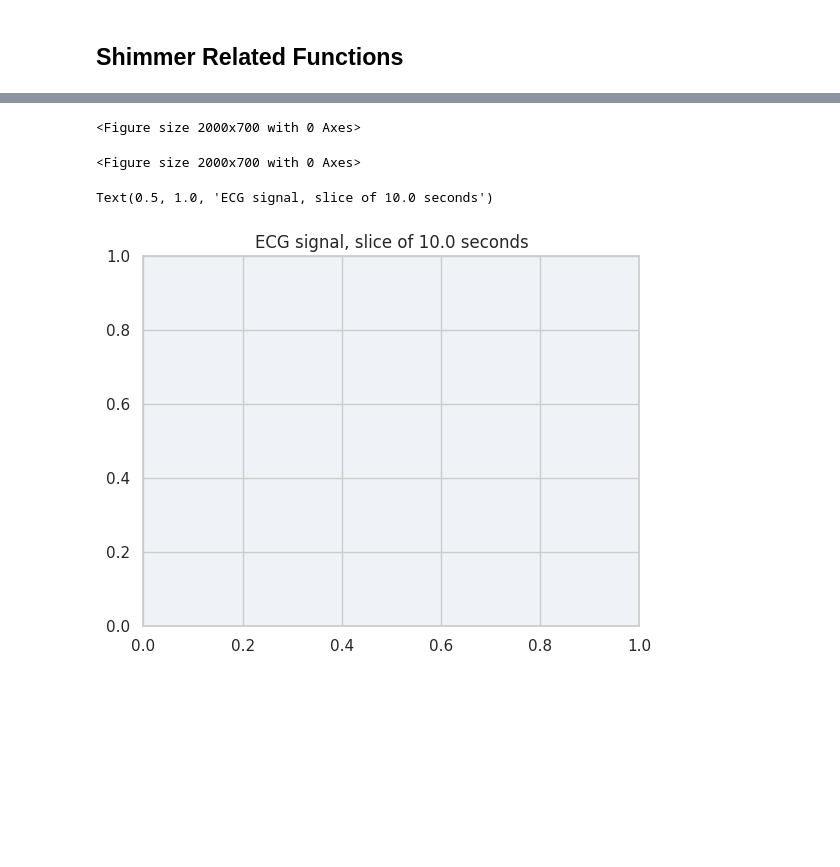
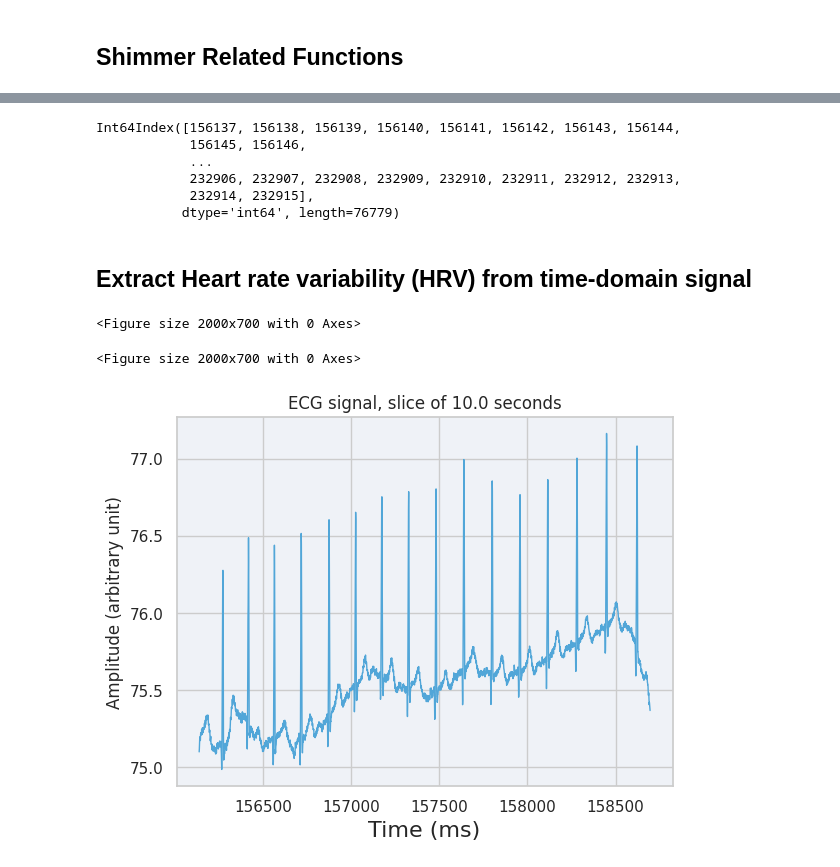
Before and after one commit to saifhanjra/tester_sony_digirelax, a Jupyter notebook: scripts/wp3/wp3_hrv.ipynb, the cells around one changed output, grey strips where cells are left out. Saved outputs shown, nothing was run; the diff lists cells and outputs as text; code cells hidden in the pictures; blank space fills up the shorter version.

```diff
--- a/scripts/wp3/wp3_hrv.ipynb
+++ b/scripts/wp3/wp3_hrv.ipynb
@@ -165,3 +202,0 @@ selected_ecg_df=standardize_timestamps_shimmer(selected_ecg_df, timestamp_shimme
-# %%
-sliced_ecg_df=slice_df_wrt_timestamps(selected_ecg_df, start_timestamp, stop_timestamp, timestamp_shimmer_col_name)
-sliced_ecg_df=sliced_ecg_df.reset_index(drop=True)
@@ -170,7 +203,22 @@ sliced_ecg_df['heartrate'] = sliced_ecg_df[ecg_col_name]
-# %%
-sliced_ecg_df=col_from_str_float (sliced_ecg_df, ecg_col_name)
+# %%
+sliced_ecg_df.index
+# %% [output]
+Int64Index([156137, 156138, 156139, 156140, 156141, 156142, 156143, 156144,
+            156145, 156146,
+            ...
+            232906, 232907, 232908, 232909, 232910, 232911, 232912, 232913,
+            232914, 232915],
+           dtype='int64', length=76779)
+# %% [markdown]
+## Extract Heart rate variability (HRV) from time-domain signal
 # %%
+# sampling frequency for ECG sensor
 sampling_frequency = 256
+settings = {}
+settings["fs"] = sampling_frequency
+
+#style setting
+sns.set(style='whitegrid', rc={'axes.facecolor': '#EFF2F7'})
 # %%
 plt.figure(figsize=(20, 7))
 # %% [output]
@@ -179,10 +227,13 @@ plt.figure(figsize=(20, 7))
 # %%
 start = 0
 stop = 2560
-duration = (stop-start) / sampling_frequency
+duration = (stop-start) / settings["fs"]
 # %%
-sns.set(style='whitegrid', rc={'axes.facecolor': '#EFF2F7'})
+
 plt.title("ECG signal, slice of %.1f seconds" % duration)
+plt.plot(sliced_ecg_df[start:stop].index, sliced_ecg_df[start:stop].heartrate, color="#51A6D8", linewidth=1)
+plt.xlabel("Time (ms)", fontsize=16)
+plt.ylabel("Amplitude (arbitrary unit)")
+plt.show()
 # %% [output]
-Text(0.5, 1.0, 'ECG signal, slice of 10.0 seconds')
-[figure, old version]
+[figure, new version]
```
Also changed, not shown: parts of 30 cells of this notebook, 2 other files.
